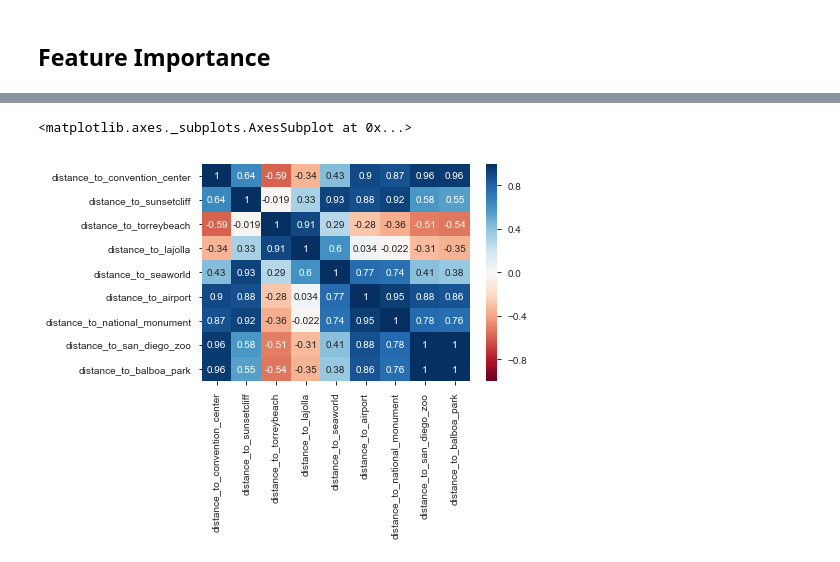
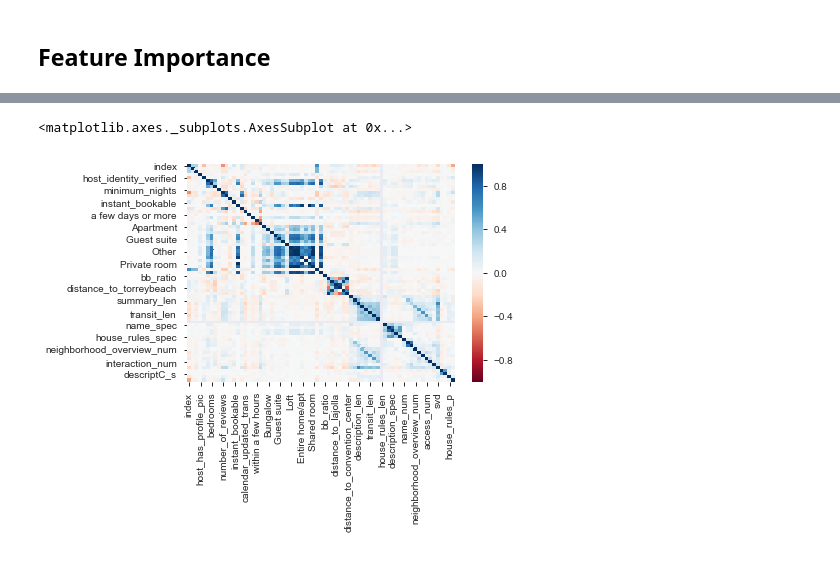
Before and after one commit to YuxinZhang9615/Airbnb-Data-Analysis, a Jupyter notebook: Main_script.ipynb, the cells around one changed output, grey strips where cells are left out. Drawn from its saved outputs; the diff is of its cells as text; code cells hidden in the pictures.

```diff
--- a/Main_script.ipynb
+++ b/Main_script.ipynb
@@ -1187,3 +1243,9 @@ listings = listings.reset_index().drop(
         'property_type_encode','descriptC'
 
     ], axis = 1)
+# %%
+listings['host_is_superhost'] = [int(x == True) for x in listings['host_is_superhost']]
+listings['host_listings_count'] = [int(x == True) for x in listings['host_listings_count']]
+listings['within an hour'] = [int(x == True) for x in listings['within an hour']]
+listings['house_rules_len'] = [int(x == True) for x in listings['house_rules_len']]
+listings['a few days or more'] = [int(x == True) for x in listings['a few days or more']]
@@ -1190,9 +1272,15 @@ listings = listings.reset_index().drop(
 # %%
 ## NA: fill mean, or delete row
 listings = listings.dropna(subset=['host_listings_count', 'host_has_profile_pic','host_identity_verified','bedrooms'])
-
-listings['host_is_superhost'] = pd.to_numeric(listings['host_is_superhost'])
 listings.fillna(listings.mean(), inplace = True)
 
+## type revise
+listings['host_is_superhost'] = pd.to_numeric(listings['host_is_superhost'])
+listings['kitchen'] = [int(x == True) for x in listings['kitchen']]
+
+## more y - transformation
+#from scipy import stats
+#listings['price_boxcox'] = stats.boxcox(listings['price'], lmbda = -0.5)
+
 listings.shape
 # %% [output]
@@ -1209,3 +1288,7 @@ listings.head()
+# %%
+listings = listings.drop(['distance_to_san_diego_zoo', 'distance_to_national_monument','distance_to_airport'], axis = 1)
+# %%
+listings = listings.drop('distance_to_sunsetcliff', axis = 1)
 # %%
 #Split training and testing model: 85%
 from sklearn.model_selection import train_test_split
@@ -1496,6 +1580,6 @@ plt.show()
 # %%
-sns.heatmap(listings.iloc[:,range(-1, -10, -1)].corr(), annot = True,
+sns.heatmap(listings.corr(),
             vmin = -1, vmax = 1, center = 0, cmap = 'RdBu')
 # %% [output]
 <matplotlib.axes._subplots.AxesSubplot at 0x...>
-[figure, old version]
+[figure, new version]
```
Also changed, not shown: parts of 52 cells of this notebook, 1 other file.
